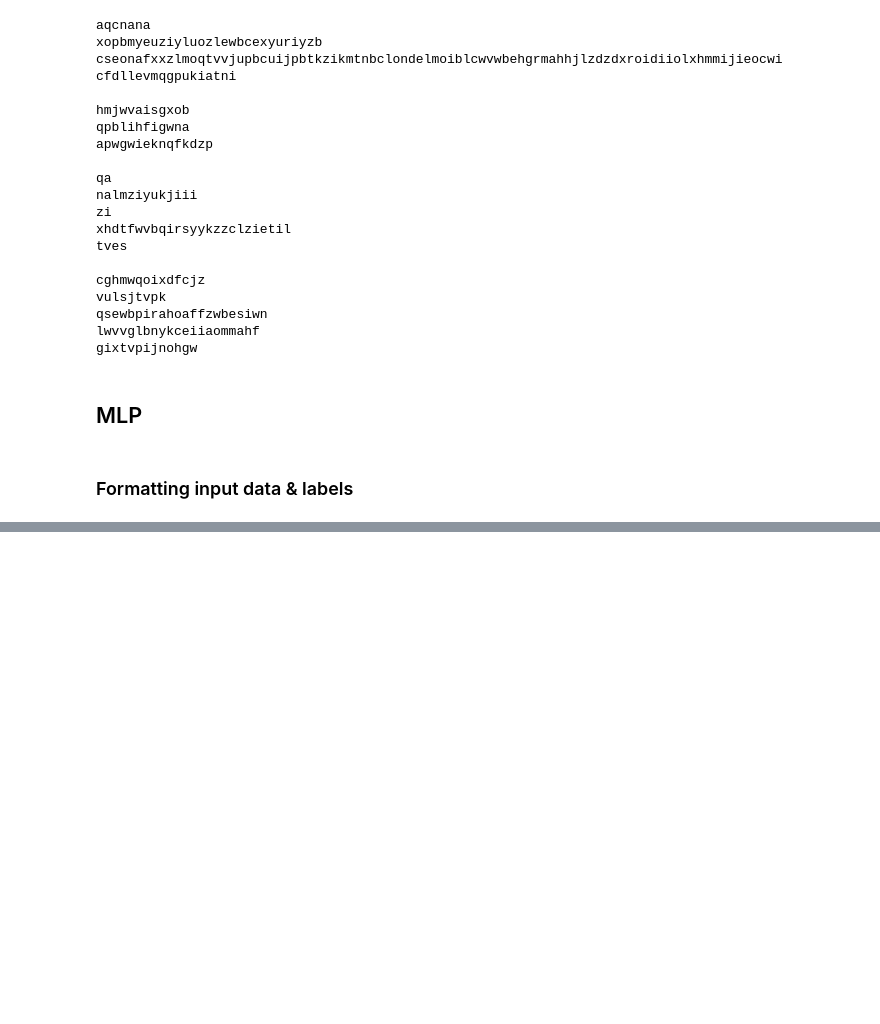
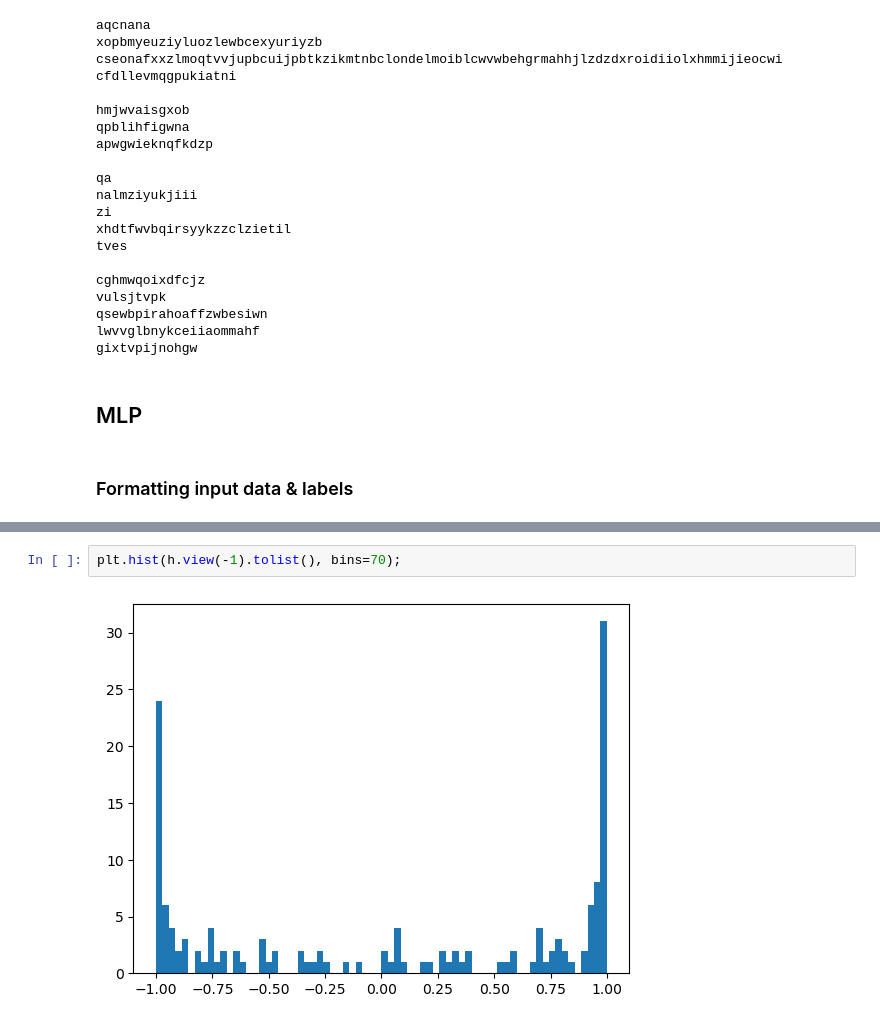
Before and after one commit to l-reich/makemore, a Jupyter notebook: build.ipynb, the cells around one changed output, grey strips where cells are left out. Saved outputs shown, nothing was run; the diff lists cells and outputs as text; blank space fills up the shorter version.

```diff
--- a/build.ipynb
+++ b/build.ipynb
@@ -298,0 +339,4 @@ rsydhq
+# %%
+plt.hist(h.view(-1).tolist(), bins=70);
+# %% [output]
+[figure, added]
```
Also changed, not shown: parts of 11 cells of this notebook.
